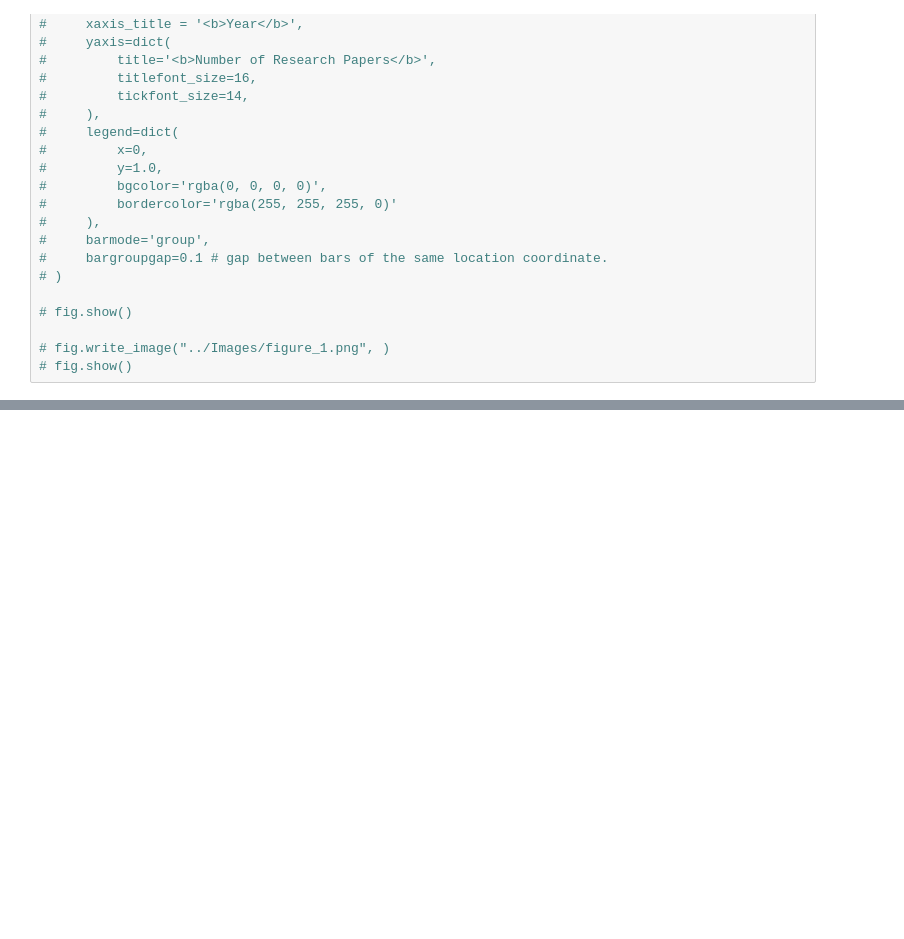
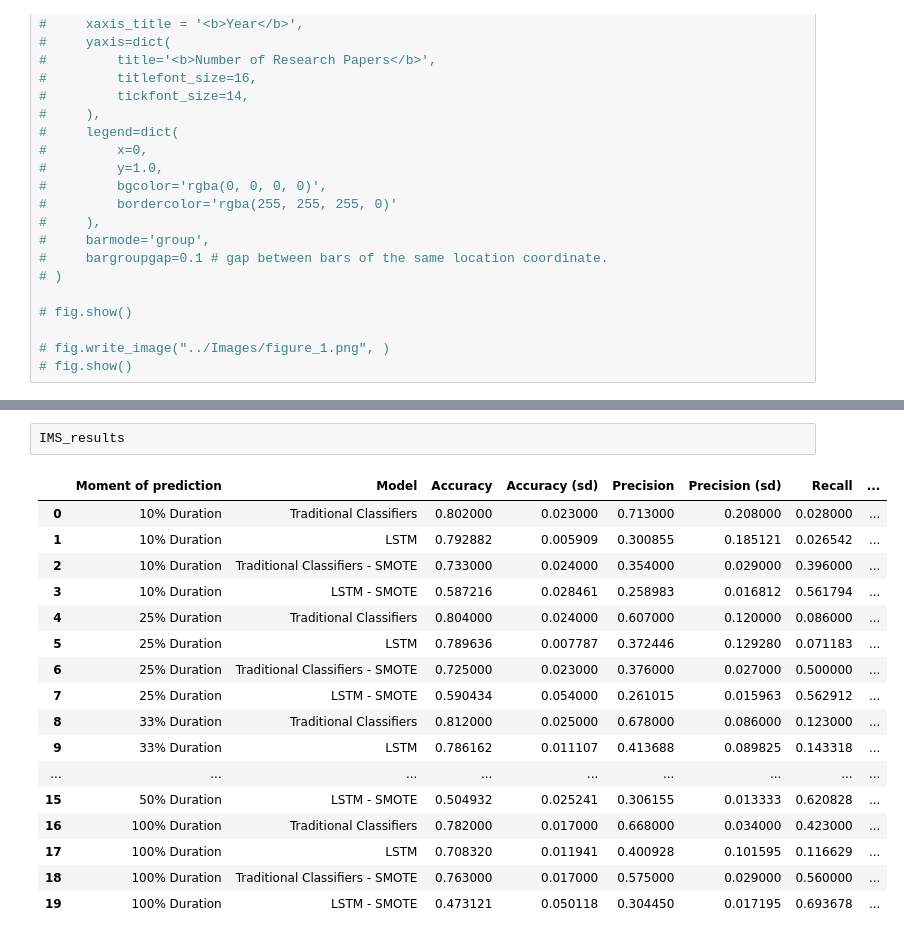
Before and after one commit to RicardoSantos0/timely_accurate_portable, a Jupyter notebook: Notebooks/Support_Figures.ipynb, the cells around one changed output, grey strips where cells are left out. Cells and saved outputs as stored; diff of their text form; blank space fills up the shorter version.

```diff
--- a/Notebooks/Support_Figures.ipynb
+++ b/Notebooks/Support_Figures.ipynb
@@ -104,0 +116,20 @@ The following cell results from the development of the Deep Learning Model and m
+# %%
+IMS_results
+# %% [output]
+|  | Moment of prediction | Model | Accuracy | Accuracy (sd) | Precision | Precision (sd) | Recall | ... |
+| 0 | 10% Duration | Traditional Classifiers | 0.802000 | 0.023000 | 0.713000 | 0.208000 | 0.028000 | ... |
+| 1 | 10% Duration | LSTM | 0.792882 | 0.005909 | 0.300855 | 0.185121 | 0.026542 | ... |
+| 2 | 10% Duration | Traditional Classifiers - SMOTE | 0.733000 | 0.024000 | 0.354000 | 0.029000 | 0.396000 | ... |
+| 3 | 10% Duration | LSTM - SMOTE | 0.587216 | 0.028461 | 0.258983 | 0.016812 | 0.561794 | ... |
+| 4 | 25% Duration | Traditional Classifiers | 0.804000 | 0.024000 | 0.607000 | 0.120000 | 0.086000 | ... |
+| 5 | 25% Duration | LSTM | 0.789636 | 0.007787 | 0.372446 | 0.129280 | 0.071183 | ... |
+| 6 | 25% Duration | Traditional Classifiers - SMOTE | 0.725000 | 0.023000 | 0.376000 | 0.027000 | 0.500000 | ... |
+| 7 | 25% Duration | LSTM - SMOTE | 0.590434 | 0.054000 | 0.261015 | 0.015963 | 0.562912 | ... |
+| 8 | 33% Duration | Traditional Classifiers | 0.812000 | 0.025000 | 0.678000 | 0.086000 | 0.123000 | ... |
+| 9 | 33% Duration | LSTM | 0.786162 | 0.011107 | 0.413688 | 0.089825 | 0.143318 | ... |
+| ... | ... | ... | ... | ... | ... | ... | ... | ... |
+| 15 | 50% Duration | LSTM - SMOTE | 0.504932 | 0.025241 | 0.306155 | 0.013333 | 0.620828 | ... |
+| 16 | 100% Duration | Traditional Classifiers | 0.782000 | 0.017000 | 0.668000 | 0.034000 | 0.423000 | ... |
+| 17 | 100% Duration | LSTM | 0.708320 | 0.011941 | 0.400928 | 0.101595 | 0.116629 | ... |
+| 18 | 100% Duration | Traditional Classifiers - SMOTE | 0.763000 | 0.017000 | 0.575000 | 0.029000 | 0.560000 | ... |
+| 19 | 100% Duration | LSTM - SMOTE | 0.473121 | 0.050118 | 0.304450 | 0.017195 | 0.693678 | ... |
```
Also changed, not shown: parts of 12 cells of this notebook, 39 other files.
